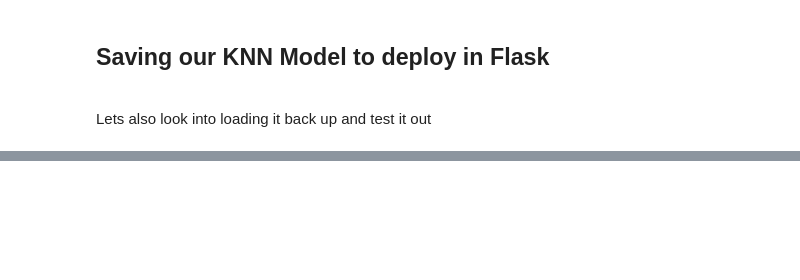
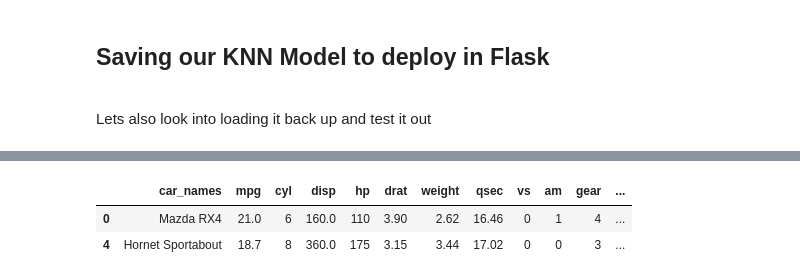
Before and after one commit to darshdee/Deep-Learning, a Jupyter notebook: My Projects/Recommender Systems.ipynb, the cells around one changed output, grey strips where cells are left out. Drawn from its saved outputs; the diff is of its cells as text; code cells hidden in the pictures; blank space fills up the shorter version.

```diff
--- a/My Projects/Recommender Systems.ipynb
+++ b/My Projects/Recommender Systems.ipynb
@@ -548,0 +545,7 @@ Name: 22, dtype: object
+# %%
+#selecting rows of a dataframe
+cars.iloc[[0,4]]
+# %% [output]
+|  | car_names | mpg | cyl | disp | hp | drat | weight | qsec | vs | am | gear | ... |
+| 0 | Mazda RX4 | 21.0 | 6 | 160.0 | 110 | 3.90 | 2.62 | 16.46 | 0 | 1 | 4 | ... |
+| 4 | Hornet Sportabout | 18.7 | 8 | 360.0 | 175 | 3.15 | 3.44 | 17.02 | 0 | 0 | 3 | ... |
```
Also changed, not shown: parts of 9 cells of this notebook.
